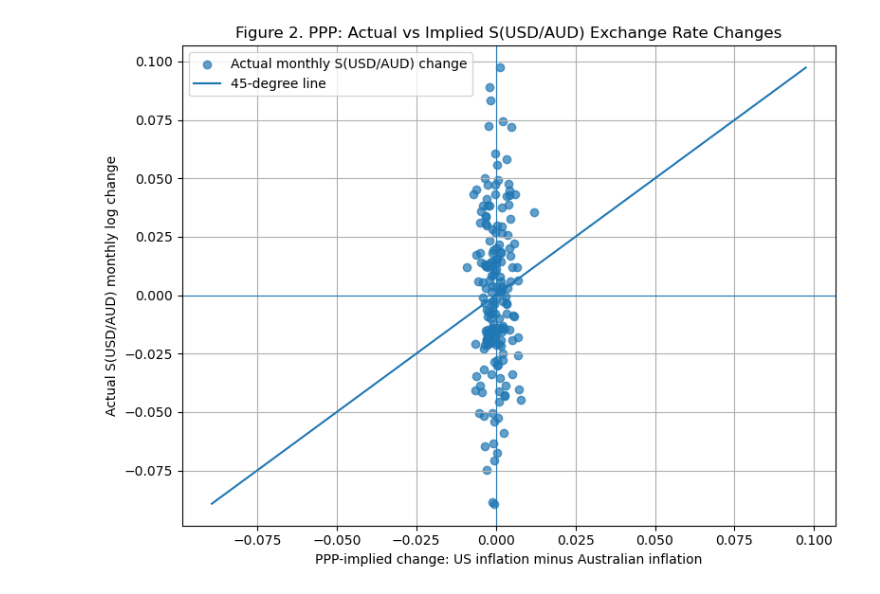
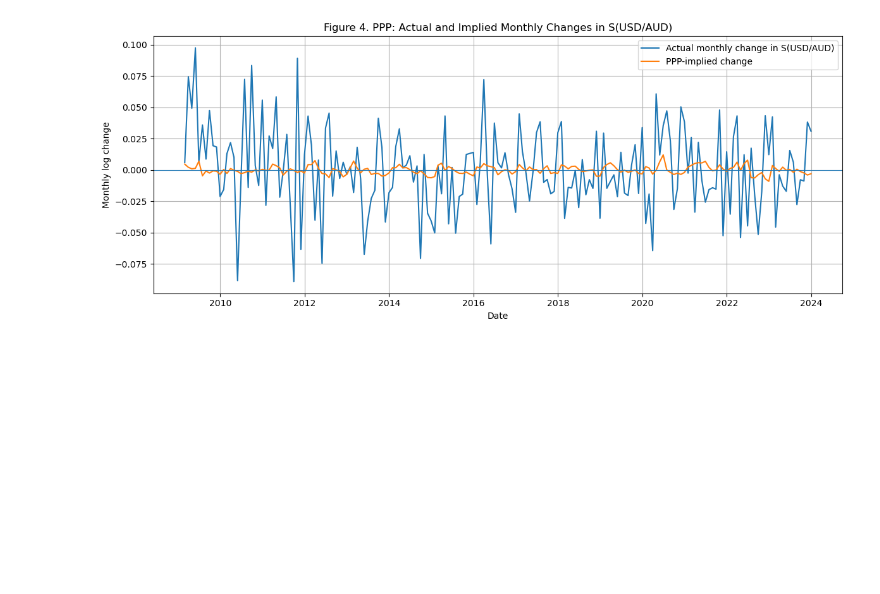
Before and after one commit to marwanferreira/audusd-carry-uip-ppp, a Jupyter notebook: notebooks/01_part1_uip_ppp_visuals.ipynb, the cells around one changed output. Cells and saved outputs as stored; diff of their text form; code cells hidden in the pictures; blank space fills up the shorter version.

```diff
--- a/notebooks/01_part1_uip_ppp_visuals.ipynb
+++ b/notebooks/01_part1_uip_ppp_visuals.ipynb
@@ -175,30 +231,11 @@ plt.show()
 # %%
-plt.figure(figsize=(8, 6))
-
-plt.scatter(
-    part1["ppp_implied_change"],
-    part1["actual_fx_change"],
-    alpha=0.7,
-    label="Actual monthly S(USD/AUD) change"
+plot_actual_vs_implied(
+    data=part1,
+    implied_col="ppp_implied_change",
+    title="Figure 4. PPP: Actual and Implied Monthly Changes in S(USD/AUD)",
+    implied_label="PPP-implied change",
+    filename="figure4_ppp_timeseries.png"
 )
-
-xmin = min(part1["ppp_implied_change"].min(), part1["actual_fx_change"].min())
-xmax = max(part1["ppp_implied_change"].max(), part1["actual_fx_change"].max())
-
-plt.plot([xmin, xmax], [xmin, xmax], label="45-degree line")
-
-plt.axhline(0, linewidth=0.8)
-plt.axvline(0, linewidth=0.8)
-
-plt.title("Figure 2. PPP: Actual vs Implied S(USD/AUD) Exchange Rate Changes")
-plt.xlabel("PPP-implied change: US inflation minus Australian inflation")
-plt.ylabel("Actual S(USD/AUD) monthly log change")
-plt.legend()
-plt.grid(True)
-plt.tight_layout()
-
-plt.savefig(FIG_DIR / "figure2_ppp_scatter.png", dpi=300, bbox_inches="tight")
-plt.show()
 # %% [output]
-[figure, old version]
+[figure, new version]
 # %%
```
Also changed, not shown: parts of 12 cells of this notebook, 10 other files.
